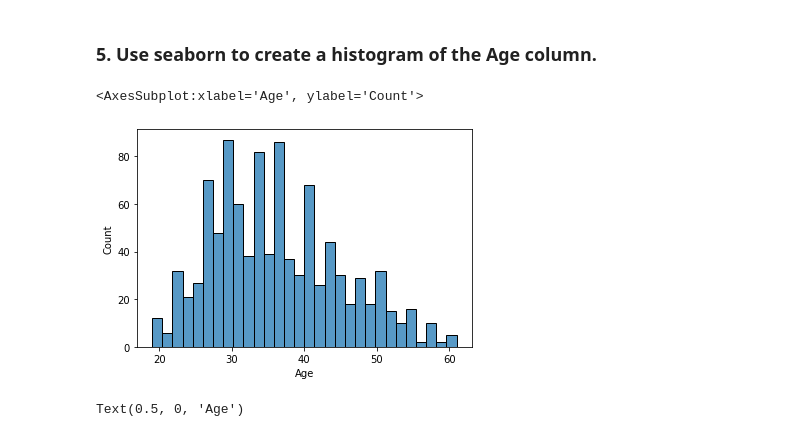
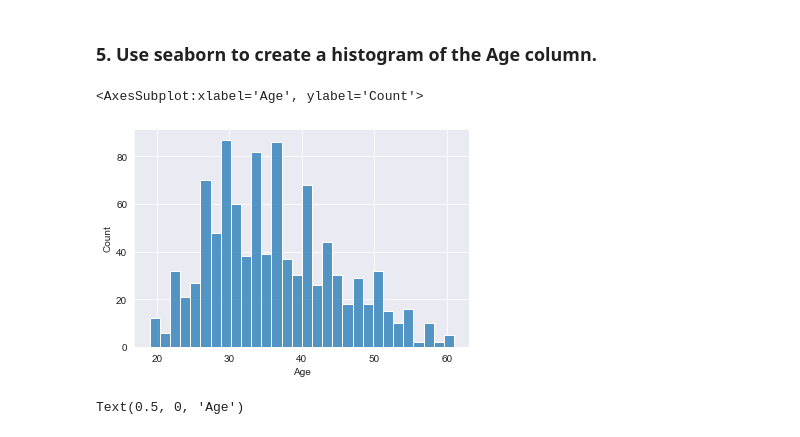
Before and after one commit to maxxig/DataSciencePythonCourse, a Jupyter notebook: 93. Logistic regression test/Logistic+Regression+Task.ipynb, the cells around one changed output. Drawn from its saved outputs; the diff is of its cells as text; code cells hidden in the pictures.

```diff
--- a/93. Logistic regression test/Logistic+Regression+Task.ipynb
+++ b/93. Logistic regression test/Logistic+Regression+Task.ipynb
@@ -94,10 +94,11 @@ memory usage: 78.2+ KB
 # %% [markdown]
 ### 5. Use seaborn to create a histogram of the Age column.
 # %%
+sns.set_style('darkgrid')
 sns.histplot(data=data_set,x =data_set['Age'], bins=30)
 # %% [output]
 <AxesSubplot:xlabel='Age', ylabel='Count'>
-[figure, old version]
+[figure, new version]
 # %%
 # %% [output]
 Text(0.5, 0, 'Age')
```
Also changed, not shown: parts of 18 cells of this notebook.
